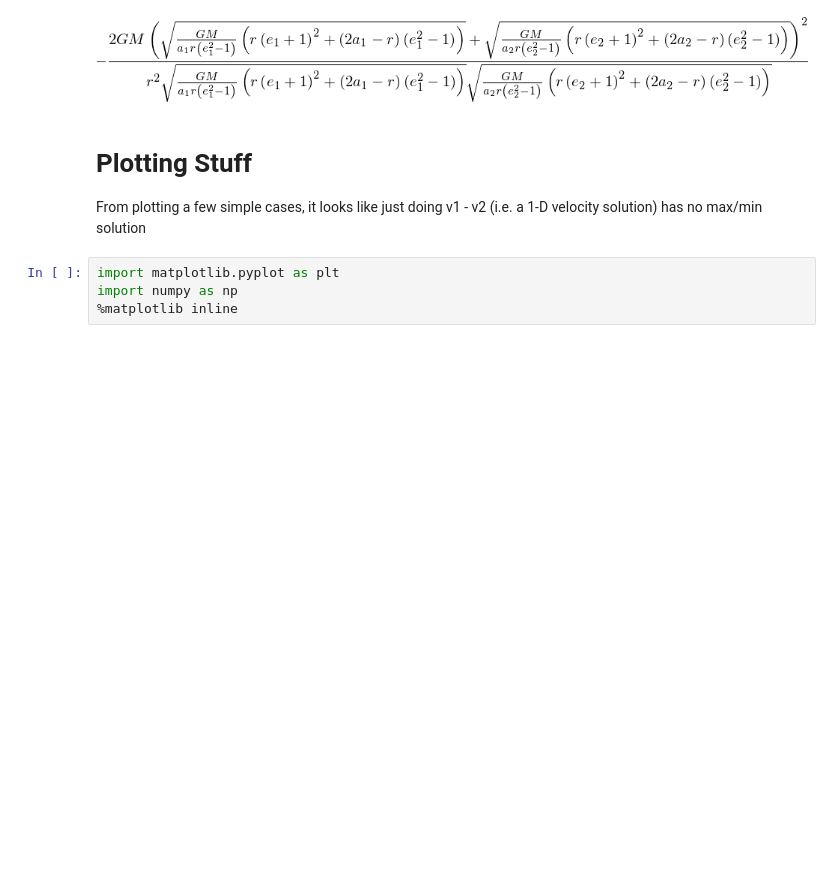
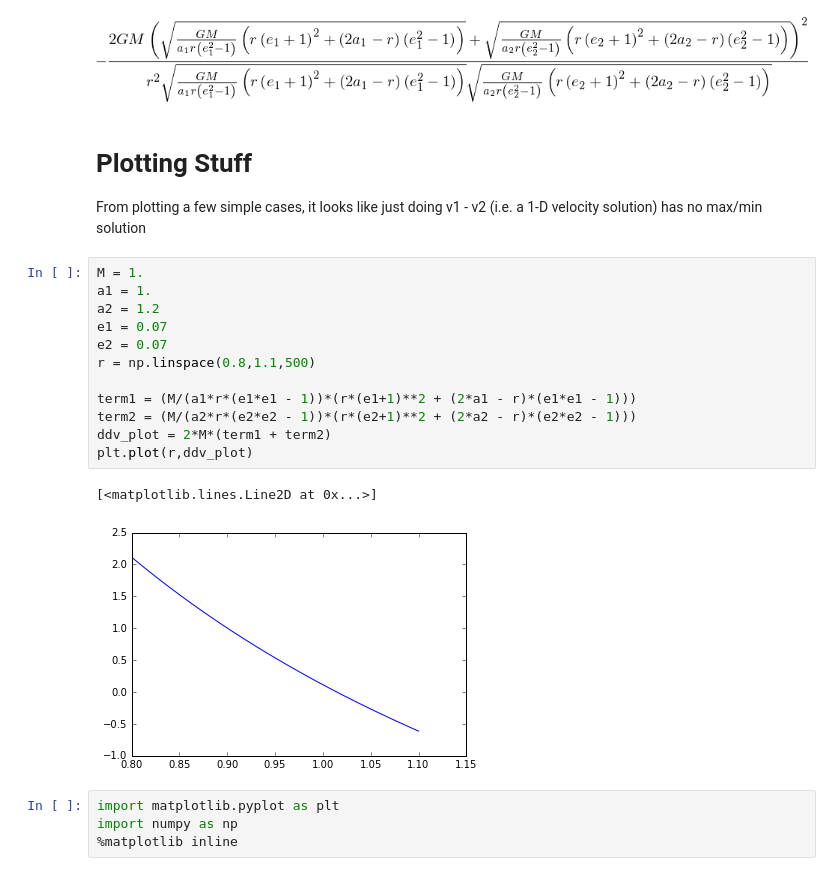
Before and after one commit to silburt/rebound, a Jupyter notebook: ipython_examples/HERMES_AutoHSF_Derivation.ipynb, the cells around one changed output. Cells and saved outputs as stored; diff of their text form; blank space fills up the shorter version.

```diff
--- a/ipython_examples/HERMES_AutoHSF_Derivation.ipynb
+++ b/ipython_examples/HERMES_AutoHSF_Derivation.ipynb
@@ -43,6 +43,21 @@ ddv
 # %% [markdown]
 # Plotting Stuff
 From plotting a few simple cases, it looks like just doing v1 - v2 (i.e. a 1-D velocity solution) has no max/min solution
+# %%
+M = 1.
+a1 = 1.
+a2 = 1.2
+e1 = 0.07
+e2 = 0.07
+r = np.linspace(0.8,1.1,500)
+
+term1 = (M/(a1*r*(e1*e1 - 1))*(r*(e1+1)**2 + (2*a1 - r)*(e1*e1 - 1)))
+term2 = (M/(a2*r*(e2*e2 - 1))*(r*(e2+1)**2 + (2*a2 - r)*(e2*e2 - 1)))
+ddv_plot = 2*M*(term1 + term2)
+plt.plot(r,ddv_plot)
+# %% [output]
+[<matplotlib.lines.Line2D at 0x...>]
+[figure, added]
 # %%
 import matplotlib.pyplot as plt
 import numpy as np
```
Also changed, not shown: parts of 2 cells of this notebook.
